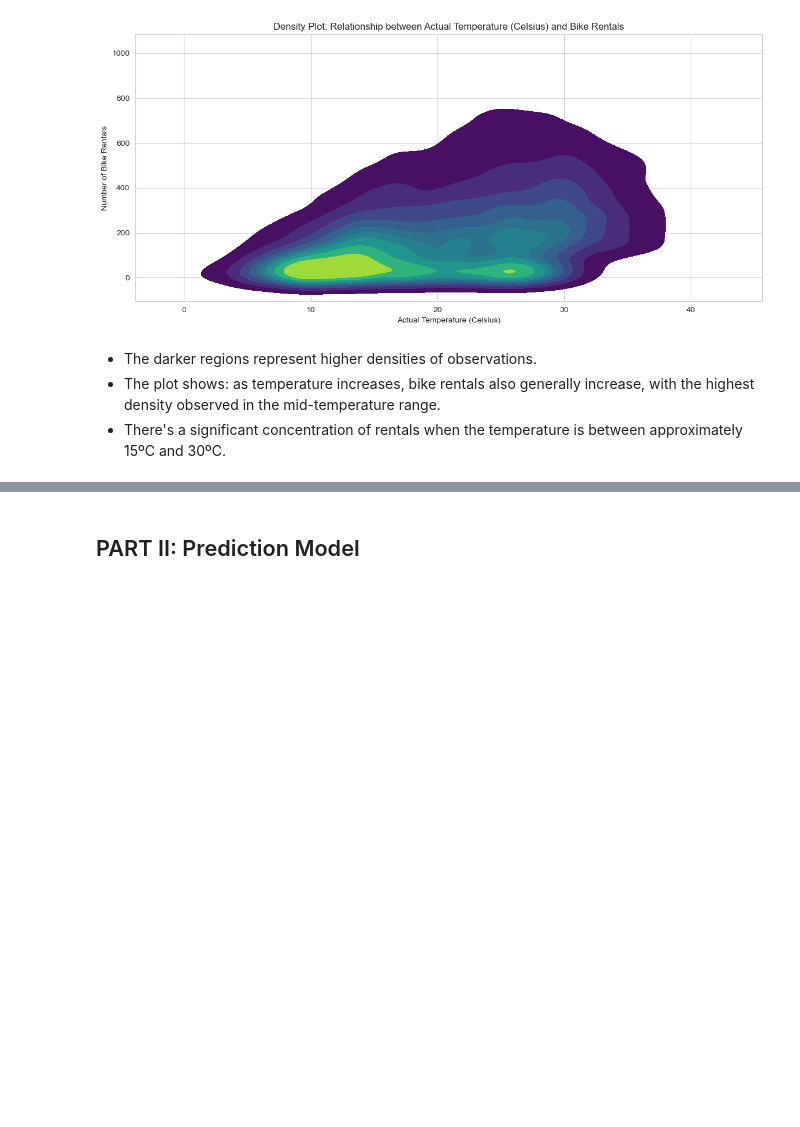
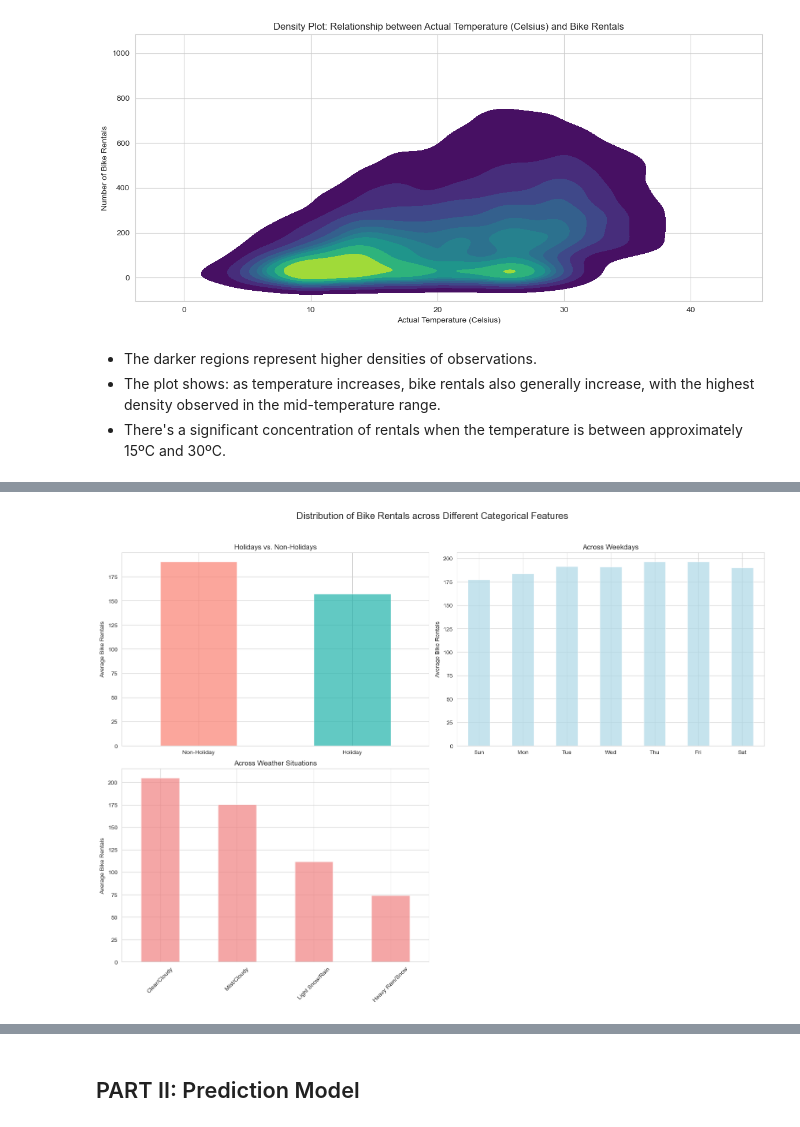
Before and after one commit to gor2000/PYTHON_II_GP, a Jupyter notebook: Group5_Notebook_Assignment2.ipynb, the cells around one changed output, grey strips where cells are left out. Saved outputs shown, nothing was run; the diff lists cells and outputs as text; code cells hidden in the pictures; blank space fills up the shorter version.

```diff
--- a/Group5_Notebook_Assignment2.ipynb
+++ b/Group5_Notebook_Assignment2.ipynb
@@ -150,0 +202,33 @@ del df['actual_temp']
+# %%
+fig, axes = plt.subplots(nrows=2, ncols=2, figsize=(16, 12))
+fig.suptitle('Distribution of Bike Rentals across Different Categorical Features', fontsize=16)
+
+holiday_trends = aux_data.groupby('holiday')['cnt'].mean()
+holiday_trends.plot(kind='bar', ax=axes[0, 0], color=['salmon', 'lightseagreen'], alpha=0.7)
+axes[0, 0].set_title('Holidays vs. Non-Holidays')
+axes[0, 0].set_xlabel('')
+axes[0, 0].set_ylabel('Average Bike Rentals')
+axes[0, 0].set_xticklabels(['Non-Holiday', 'Holiday'], rotation=0)
+
+weekday_trends = aux_data.groupby('weekday')['cnt'].mean()
+days = ['Sun', 'Mon', 'Tue', 'Wed', 'Thu', 'Fri', 'Sat']
+weekday_trends.plot(kind='bar', ax=axes[0, 1], color='lightblue', alpha=0.7)
+axes[0, 1].set_title('Across Weekdays')
+axes[0, 1].set_xlabel('')
+axes[0, 1].set_ylabel('Average Bike Rentals')
+axes[0, 1].set_xticklabels(days, rotation=0)
+
+weather_trends = aux_data.groupby('weathersit')['cnt'].mean()
+weather_labels = ['Clear/Cloudy', 'Mist/Cloudy', 'Light Snow/Rain', 'Heavy Rain/Snow']
+weather_trends.plot(kind='bar', ax=axes[1, 0], color='lightcoral', alpha=0.7)
+axes[1, 0].set_title('Across Weather Situations')
+axes[1, 0].set_xlabel('')
+axes[1, 0].set_ylabel('Average Bike Rentals')
+axes[1, 0].set_xticklabels(weather_labels, rotation=45)
+
+fig.delaxes(axes[1, 1])
+plt.tight_layout()
+plt.subplots_adjust(top=0.9)
+plt.show()
+# %% [output]
+[figure, added]
```
Also changed, not shown: parts of 37 cells of this notebook, 1 other file.
